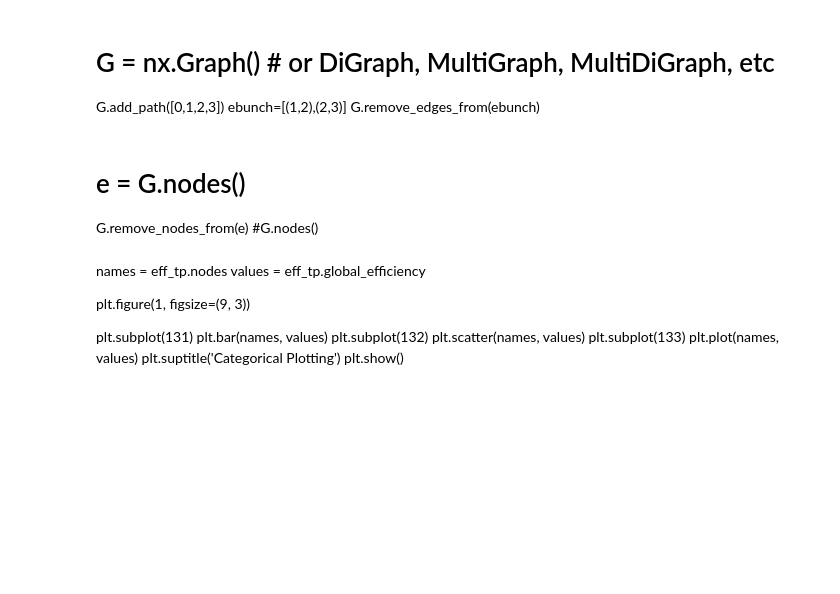
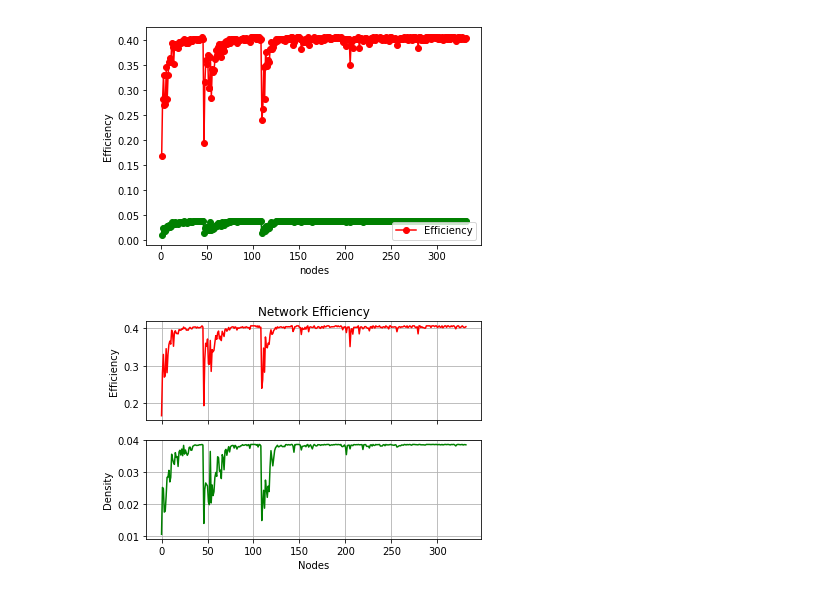
Before and after one commit to amshoo/python, a Jupyter notebook: Efficiency.ipynb, the cells around one changed output. Drawn from its saved outputs; the diff is of its cells as text; code cells hidden in the pictures; blank space fills up the shorter version.

```diff
--- a/Efficiency.ipynb
+++ b/Efficiency.ipynb
@@ -17,12 +16,3 @@ def graph():
     Graph = graph.H
     return Graph
 G = graph()
-# %%
-__all__ = ['efficiency', 'local_efficiency', 'global_efficiency']
-
-def efficiency(G, u, v):
-    try:
-        eff = 1 / nx.shortest_path_length(G, u, v)
-    except NetworkXNoPath:
-        eff = 0
-    return eff
@@ -49,14 +22,16 @@ def eff():
     eff_list=[]
     nodes =  G.nodes
     if nodes!= 0:
-        H = G.copy()
+
         #H = nx.karate_club_graph()
         for i in G:
-            ebunch =list(Selection_Algorithm.subgraph_of(i).nodes)
-            H.remove_nodes_from(ebunch)
+            H = G.copy()
+            ebunch =list(Selection_Algorithm.subgraph_of(i).edges)
+            H.remove_edges_from(ebunch)
             #H.remove_node(i)
-            geff = global_efficiency(H)
-            EF = (i, geff)
+            efficiency = nx.global_efficiency(H)
+            density = nx.density(H)
+            EF = (i, efficiency, density)
             eff_list.append(EF)
 
     return  eff_list
@@ -65,2 +38,4 @@ def eff():
 # %%
-eff_table = pd.DataFrame(eff(), columns = ('nodes','global_efficiency'))
+eff_table = pd.DataFrame(eff(), columns = ('nodes','Efficiency','Density'))
+eff_table.index = eff_table.index + 1
+#print(eff_table)
@@ -70,15 +42,10 @@ eff_table.index = eff_table.index + 1
 # %%
-plt.plot(eff_table.global_efficiency, 'r-o')
+plt.plot(eff_table.Efficiency, 'r-o')
+plt.plot(eff_table.Density, 'g-o')
 plt.legend(["Efficiency"])
 plt.xlabel("nodes")
 plt.ylabel("Efficiency")
+plt.savefig("result/eff1.png")
 plt.show()
+# %% [output]
+[figure, added]
-# %% [markdown]
-# G = nx.Graph()   # or DiGraph, MultiGraph, MultiDiGraph, etc
-G.add_path([0,1,2,3])
-ebunch=[(1,2),(2,3)]
-G.remove_edges_from(ebunch)
-# %% [markdown]
-# e = G.nodes()
-G.remove_nodes_from(e)
-#G.nodes()
@@ -164,14 +52,15 @@ plt.show()
-# %% [markdown]
-names = eff_tp.nodes
-values = eff_tp.global_efficiency
-
-plt.figure(1, figsize=(9, 3))
-
-plt.subplot(131)
-plt.bar(names, values)
-plt.subplot(132)
-plt.scatter(names, values)
-plt.subplot(133)
-plt.plot(names, values)
-plt.suptitle('Categorical Plotting')
-plt.show()
+# %%
+# Create two subplots sharing y axis
+fig, (ax1, ax2) = plt.subplots(2, sharex=True)
+
+ax1.plot(eff_table.nodes,eff_table.Efficiency, 'r')
+ax1.set(title='Network Efficiency', ylabel='Efficiency')
+ax1.grid()
+ax2.grid()
+
+ax2.plot(eff_table.nodes, eff_table.Density, 'g')
+ax2.set(xlabel='Nodes', ylabel='Density')
+plt.savefig("result/eff2.png")
+plt.show()
+# %% [output]
+[figure, added]
```
Also changed, not shown: parts of 9 cells of this notebook, 15 other files.
